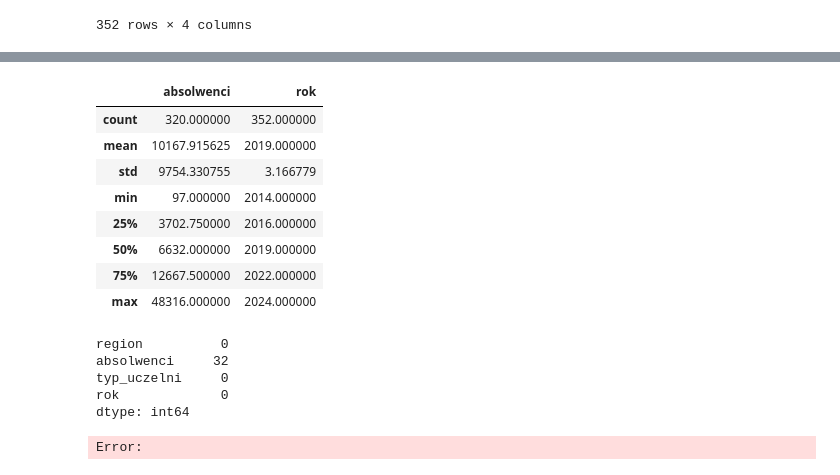
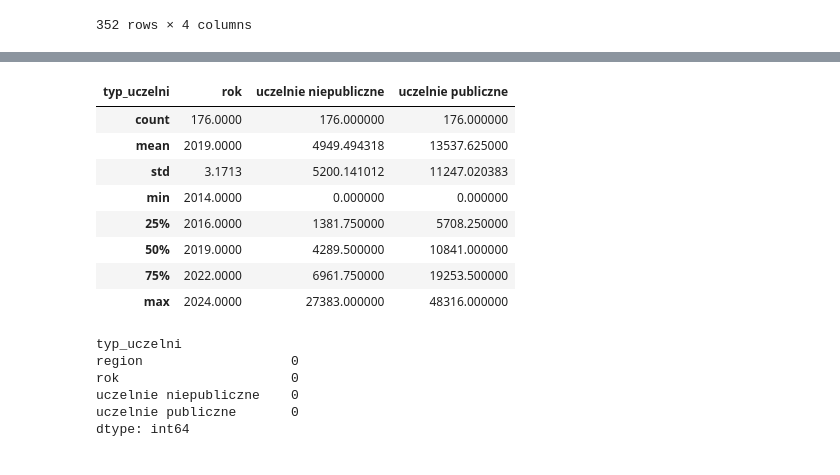
Before and after one commit to kabix09/panelek, a Jupyter notebook: 01_read_data_szkolnictwo.ipynb, the cells around one changed output, grey strips where cells are left out. Drawn from its saved outputs; the diff is of its cells as text; code cells hidden in the pictures.

Commit message:
Fix columns duplication

```diff
--- a/01_read_data_szkolnictwo.ipynb
+++ b/01_read_data_szkolnictwo.ipynb
@@ -100,3 +100,10 @@ display(df_long)
 | 350 | WIELKOPOLSKIE | 8391.0 | uczelnie niepubliczne | 2024 |
 | 351 | ZACHODNIOPOMORSKIE | 1541.0 | uczelnie niepubliczne | 2024 |
 352 rows × 4 columns
+# %%
+df_pivot = df_long.pivot_table(
+    index=["region", "rok"],
+    columns="typ_uczelni",
+    values="absolwenci",
+    aggfunc="sum"   # albo "first" jeśli brak duplikatów
+).reset_index()
@@ -105,22 +128,22 @@ df_long.to_csv("data/processed/absolwenci.csv", index=False)
 # %%
-df_long.describe()
+df_pivot.describe()
 # %% [output]
-|  | absolwenci | rok |
-| count | 320.000000 | 352.000000 |
-| mean | 10167.915625 | 2019.000000 |
-| std | 9754.330755 | 3.166779 |
-| min | 97.000000 | 2014.000000 |
-| 25% | 3702.750000 | 2016.000000 |
-| 50% | 6632.000000 | 2019.000000 |
-| 75% | 12667.500000 | 2022.000000 |
-| max | 48316.000000 | 2024.000000 |
+| typ_uczelni | rok | uczelnie niepubliczne | uczelnie publiczne |
+| count | 176.0000 | 176.000000 | 176.000000 |
+| mean | 2019.0000 | 4949.494318 | 13537.625000 |
+| std | 3.1713 | 5200.141012 | 11247.020383 |
+| min | 2014.0000 | 0.000000 | 0.000000 |
+| 25% | 2016.0000 | 1381.750000 | 5708.250000 |
+| 50% | 2019.0000 | 4289.500000 | 10841.000000 |
+| 75% | 2022.0000 | 6961.750000 | 19253.500000 |
+| max | 2024.0000 | 27383.000000 | 48316.000000 |
 # %%
-df_long.missing_values = df_long.isnull().sum()
-display(df_long.missing_values)
+df_pivot.missing_values = df_pivot.isnull().sum()
+display(df_pivot.missing_values)
 # %% [output]
-region          0
-absolwenci     32
-typ_uczelni     0
-rok             0
+typ_uczelni
+region                   0
+rok                      0
+uczelnie niepubliczne    0
+uczelnie publiczne       0
 dtype: int64
-Error:
```
Also changed, not shown: parts of 2 cells of this notebook, 2 other files.
